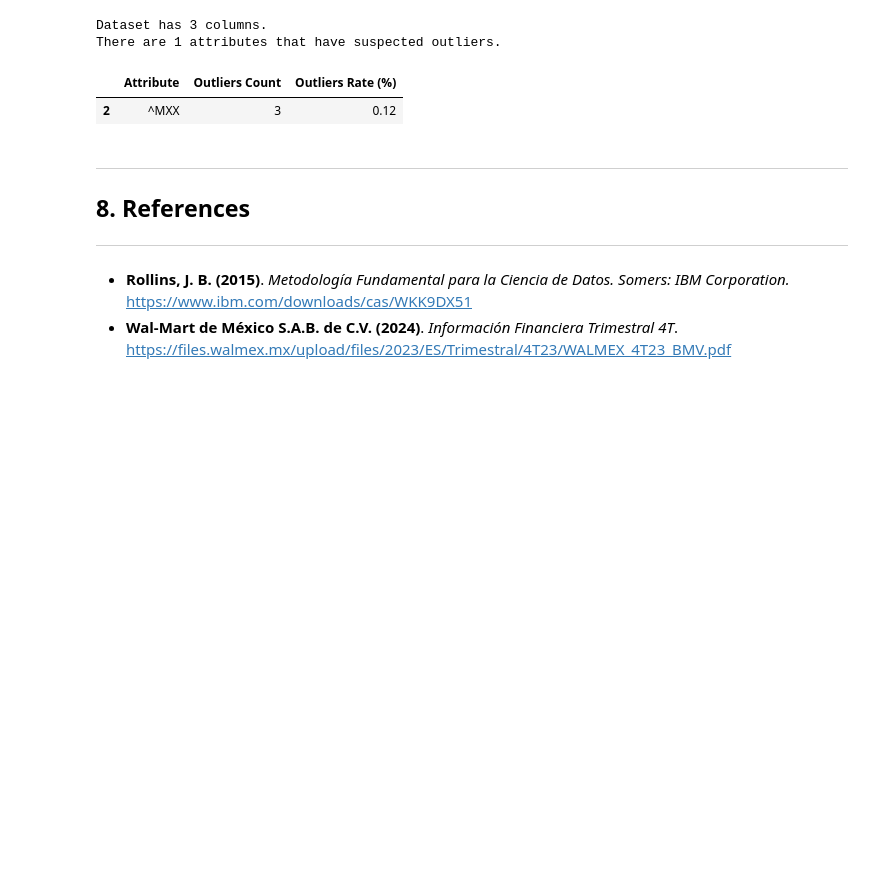
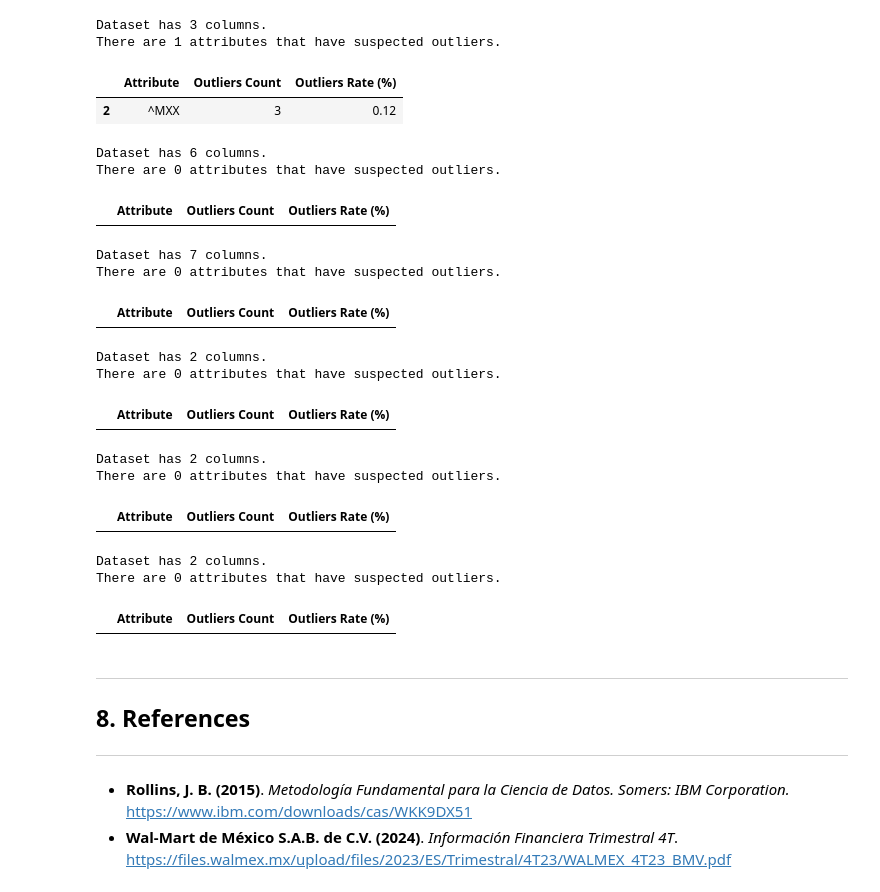
Before and after one commit to DanielEduardoLopez/SalesForecasting, a Jupyter notebook: SalesPrediction.ipynb, the cells around one changed output. Drawn from its saved outputs; the diff is of its cells as text; code cells hidden in the pictures; blank space fills up the shorter version.

Commit message:
Calculated suspected outliers for all datasets

```diff
--- a/SalesPrediction.ipynb
+++ b/SalesPrediction.ipynb
@@ -735,6 +735,41 @@ Dataset has 3 columns.
 There are 1 attributes that have suspected outliers.
 |  | Attribute | Outliers Count | Outliers Rate (%) |
 | 2 | ^MXX | 3 | 0.12 |
+# %%
+# Suspected outliers in sales dataset
+outliers_summary(sales_df)
+# %% [output]
+Dataset has 6 columns.
+There are 0 attributes that have suspected outliers.
+|  | Attribute | Outliers Count | Outliers Rate (%) |
+# %%
+# Suspected outliers in GDP dataset
+outliers_summary(gdp_df)
+# %% [output]
+Dataset has 7 columns.
+There are 0 attributes that have suspected outliers.
+|  | Attribute | Outliers Count | Outliers Rate (%) |
+# %%
+# Suspected outliers in exchange rates dataset
+outliers_summary(exchange_rates_df)
+# %% [output]
+Dataset has 2 columns.
+There are 0 attributes that have suspected outliers.
+|  | Attribute | Outliers Count | Outliers Rate (%) |
+# %%
+# Suspected outliers in bonds rates dataset
+outliers_summary(bonds_rates_df)
+# %% [output]
+Dataset has 2 columns.
+There are 0 attributes that have suspected outliers.
+|  | Attribute | Outliers Count | Outliers Rate (%) |
+# %%
+# Suspected outliers in interest rates dataset
+outliers_summary(interest_rates_df)
+# %% [output]
+Dataset has 2 columns.
+There are 0 attributes that have suspected outliers.
+|  | Attribute | Outliers Count | Outliers Rate (%) |
 # %% [markdown]
 <a class="anchor" id="references"></a>
 ___
```
